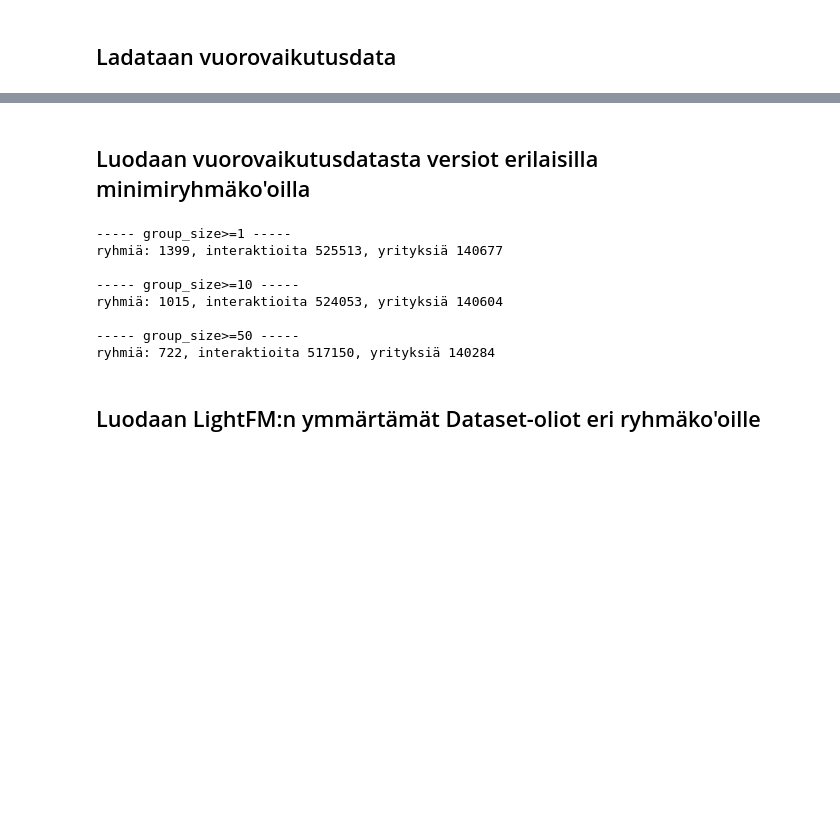
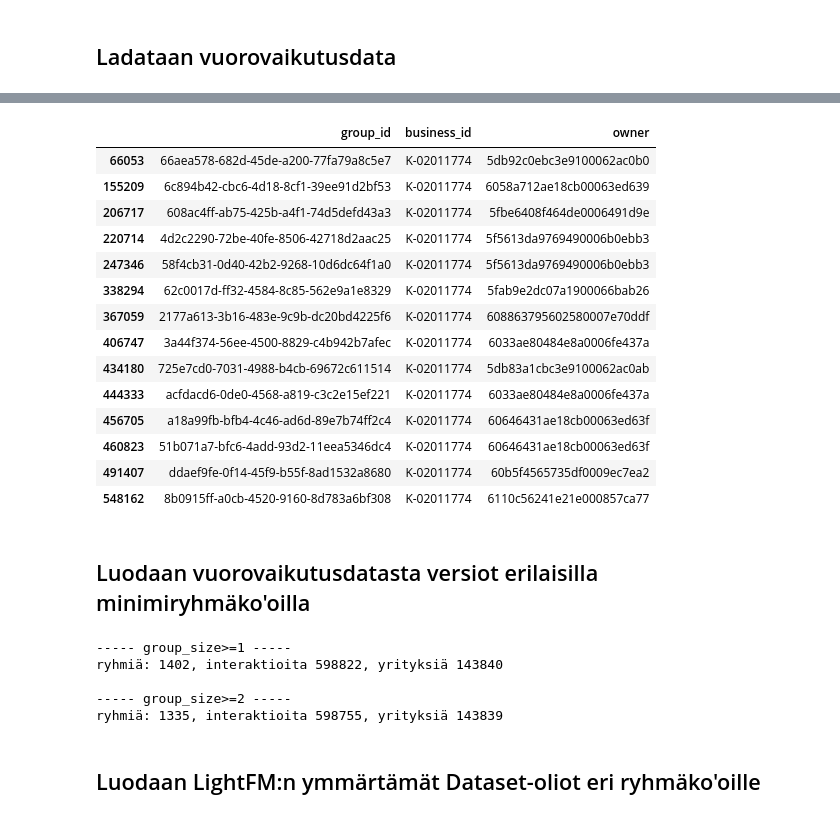
Before and after one commit to sakasute/masters-thesis-code, a Jupyter notebook: jupyter/code/finished_iterations/iteration2/iteration2.ipynb, the cells around one changed output, grey strips where cells are left out. Cells and saved outputs as stored; diff of their text form; code cells hidden in the pictures; blank space fills up the shorter version.

Commit message:
Käsittele konsernit iteraatio 2:ssa

```diff
--- a/jupyter/code/finished_iterations/iteration2/iteration2.ipynb
+++ b/jupyter/code/finished_iterations/iteration2/iteration2.ipynb
@@ -28,6 +30,8 @@ import pandas as pd
 
 import statistics
 import functools
+
+WORKING_DIRECTORY = '/mnt/c/git/masters-thesis-code/jupyter/code/'
 # %% [markdown]
 ## Valitut metadatat yrityksille
 # %%
@@ -37,7 +41,7 @@ SELECTED_COMPANY_FEATURES = ['company_form_code', 'location_municipality_code',
 # %% [markdown]
 ## Ladataan yritysdata
 # %%
-COMPANIES_DF = pd.read_pickle("../data/pandas_pickles/prod_data_proto2.pkl")
+COMPANIES_DF = pd.read_pickle(WORKING_DIRECTORY + "data/pandas_pickles/prod_data_proto2.pkl")
 # %% [markdown]
 ## Käsitellään yritysdataa LightFM:n Dataset-olion luontia varten
 # %%
@@ -62,7 +73,7 @@ print(len(ITEM_FEATURE_LABELS))
 ## Ladataan vuorovaikutusdata
 # %%
 interactions_tmp = pd \
-    .read_csv('../data/interactions_2021_08_19.csv',
+    .read_csv(WORKING_DIRECTORY + 'data/interactions_2021_08_19.csv',
              delimiter='\t',
              dtype={
                  'group_id': 'string',
@@ -70,5 +81,4 @@ interactions_tmp = pd \
                  'owner': 'string'
              })
 
-# Poistetaan vuorovaikutusdatasta sellaiset y-tunnukset, joita ei löydy kohteista
-INTERACTIONS_DF = interactions_tmp[interactions_tmp.business_id.isin(ITEM_IDS)]
+interactions_tmp
@@ -74,0 +99,6 @@ INTERACTIONS_DF = interactions_tmp[interactions_tmp.business_id.isin(ITEM_IDS)]
+# %%
+# lisätään konserniyrityksille interaktiot
+concern_interactions = interactions_tmp.copy()
+concern_interactions['business_id'] = 'K-' + concern_interactions['business_id'].astype(str)
+concern_interactions = concern_interactions[concern_interactions.business_id.isin(ITEM_IDS)]
+concern_interactions
@@ -75,3 +119,24 @@ INTERACTIONS_DF = interactions_tmp[interactions_tmp.business_id.isin(ITEM_IDS)]
+# %%
+# yhdistetään konserni-interaktiot tavallisiin ja poistetaan sellaiset interaktiot, joille ei löydy y-tunnusta
+INTERACTIONS_DF = pd.concat([interactions_tmp, concern_interactions])
+INTERACTIONS_DF = INTERACTIONS_DF[INTERACTIONS_DF.business_id.isin(ITEM_IDS)]
+INTERACTIONS_DF[INTERACTIONS_DF['business_id'] == 'K-02011774']
+# %% [output]
+|  | group_id | business_id | owner |
+| 66053 | 66aea578-682d-45de-a200-77fa79a8c5e7 | K-02011774 | 5db92c0ebc3e9100062ac0b0 |
+| 155209 | 6c894b42-cbc6-4d18-8cf1-39ee91d2bf53 | K-02011774 | 6058a712ae18cb00063ed639 |
+| 206717 | 608ac4ff-ab75-425b-a4f1-74d5defd43a3 | K-02011774 | 5fbe6408f464de0006491d9e |
+| 220714 | 4d2c2290-72be-40fe-8506-42718d2aac25 | K-02011774 | 5f5613da9769490006b0ebb3 |
+| 247346 | 58f4cb31-0d40-42b2-9268-10d6dc64f1a0 | K-02011774 | 5f5613da9769490006b0ebb3 |
+| 338294 | 62c0017d-ff32-4584-8c85-562e9a1e8329 | K-02011774 | 5fab9e2dc07a1900066bab26 |
+| 367059 | 2177a613-3b16-483e-9c9b-dc20bd4225f6 | K-02011774 | 608863795602580007e70ddf |
+| 406747 | 3a44f374-56ee-4500-8829-c4b942b7afec | K-02011774 | 6033ae80484e8a0006fe437a |
+| 434180 | 725e7cd0-7031-4988-b4cb-69672c611514 | K-02011774 | 5db83a1cbc3e9100062ac0ab |
+| 444333 | acfdacd6-0de0-4568-a819-c3c2e15ef221 | K-02011774 | 6033ae80484e8a0006fe437a |
+| 456705 | a18a99fb-bfb4-4c46-ad6d-89e7b74ff2c4 | K-02011774 | 60646431ae18cb00063ed63f |
+| 460823 | 51b071a7-bfc6-4add-93d2-11eea5346dc4 | K-02011774 | 60646431ae18cb00063ed63f |
+| 491407 | ddaef9fe-0f14-45f9-b55f-8ad1532a8680 | K-02011774 | 60b5f4565735df0009ec7ea2 |
+| 548162 | 8b0915ff-a0cb-4520-9160-8d783a6bf308 | K-02011774 | 6110c56241e21e000857ca77 |
 # %% [markdown]
 ## Luodaan vuorovaikutusdatasta versiot erilaisilla minimiryhmäko'oilla
 # %%
@@ -99,20 +159,14 @@ def print_interactions_meta_data(interactions_df):
 print('----- group_size>=1 -----')
 print_interactions_meta_data(INTERACTIONS_DF)
 
-print('\n----- group_size>=10 -----')
-print_interactions_meta_data(INTERACTIONS_10_DF)
-
-print('\n----- group_size>=50 -----')
-print_interactions_meta_data(INTERACTIONS_50_DF)
+print('\n----- group_size>=2 -----')
+print_interactions_meta_data(INTERACTIONS_2_DF)
 # %% [output]
 ----- group_size>=1 -----
-ryhmiä: 1399, interaktioita 525513, yrityksiä 140677
+ryhmiä: 1402, interaktioita 598822, yrityksiä 143840
 
------ group_size>=10 -----
-ryhmiä: 1015, interaktioita 524053, yrityksiä 140604
-
------ group_size>=50 -----
-ryhmiä: 722, interaktioita 517150, yrityksiä 140284
+----- group_size>=2 -----
+ryhmiä: 1335, interaktioita 598755, yrityksiä 143839
 # %% [markdown]
 ## Luodaan LightFM:n ymmärtämät Dataset-oliot eri ryhmäko'oille
 # %%
```
Also changed, not shown: parts of 6 cells of this notebook, 1 other file.
